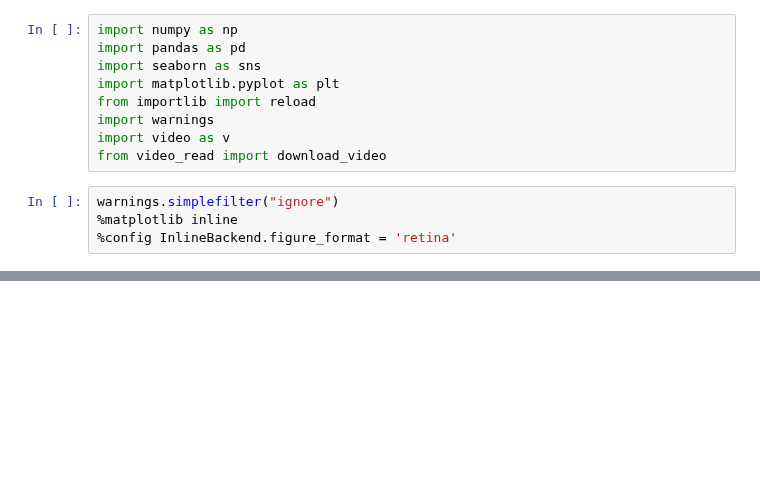
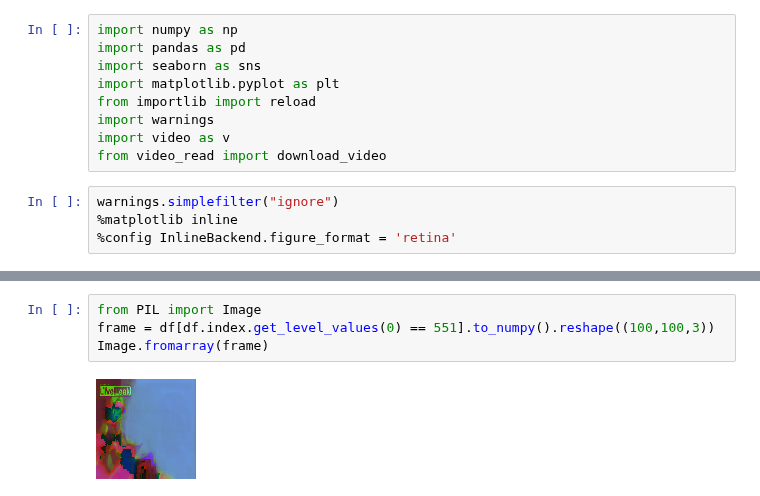
Before and after one commit to dream-team-nadia-woody/epilator, a Jupyter notebook: video_testing.ipynb, the cells around one changed output, grey strips where cells are left out. Drawn from its saved outputs; the diff is of its cells as text; blank space fills up the shorter version.

```diff
--- a/video_testing.ipynb
+++ b/video_testing.ipynb
@@ -29,0 +40,6 @@ plt.show()
+# %%
+from PIL import Image
+frame = df[df.index.get_level_values(0) == 551].to_numpy().reshape((100,100,3))
+Image.fromarray(frame)
+# %% [output]
+[figure, added]
```
Also changed, not shown: parts of 3 cells of this notebook, 3 other files.
